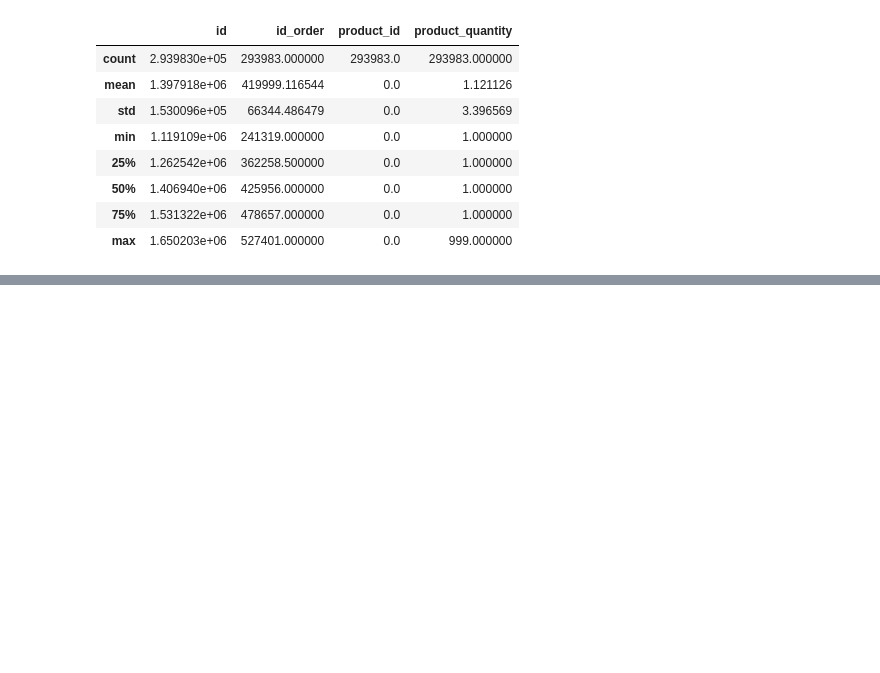
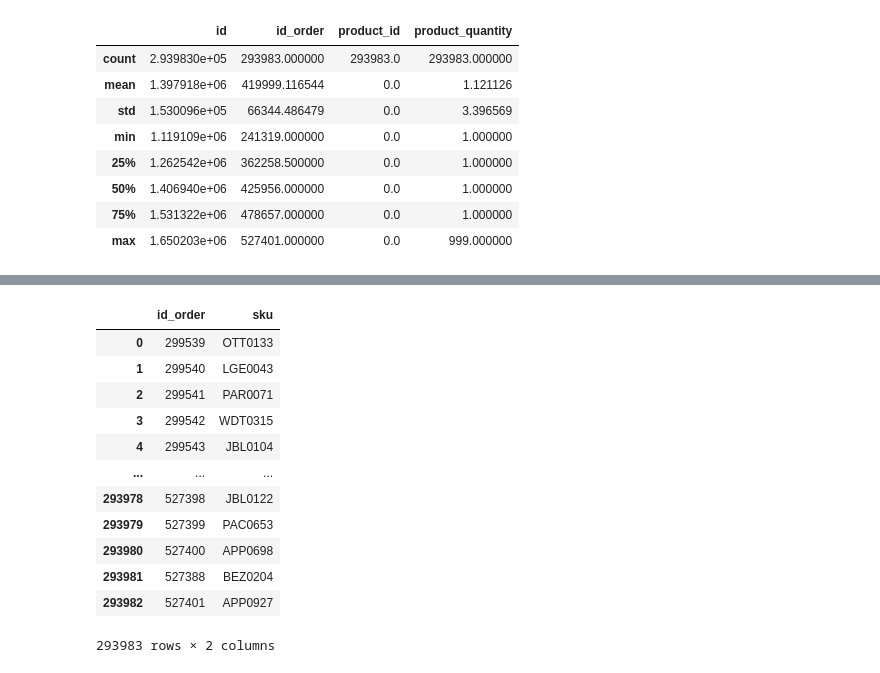
Before and after one commit to TheMaze45/Pandas, a Jupyter notebook: Recap_Data_Exploration.ipynb, the cells around one changed output, grey strips where cells are left out. Drawn from its saved outputs; the diff is of its cells as text; code cells hidden in the pictures; blank space fills up the shorter version.

```diff
--- a/Recap_Data_Exploration.ipynb
+++ b/Recap_Data_Exploration.ipynb
@@ -231,0 +559,17 @@ df.describe()
+# %%
+# Select two columns "id_order" & "sku"
+df[["id_order","sku"]]
+# %% [output]
+|  | id_order | sku |
+| 0 | 299539 | OTT0133 |
+| 1 | 299540 | LGE0043 |
+| 2 | 299541 | PAR0071 |
+| 3 | 299542 | WDT0315 |
+| 4 | 299543 | JBL0104 |
+| ... | ... | ... |
+| 293978 | 527398 | JBL0122 |
+| 293979 | 527399 | PAC0653 |
+| 293980 | 527400 | APP0698 |
+| 293981 | 527388 | BEZ0204 |
+| 293982 | 527401 | APP0927 |
+293983 rows × 2 columns
```
Also changed, not shown: parts of 36 cells of this notebook.
